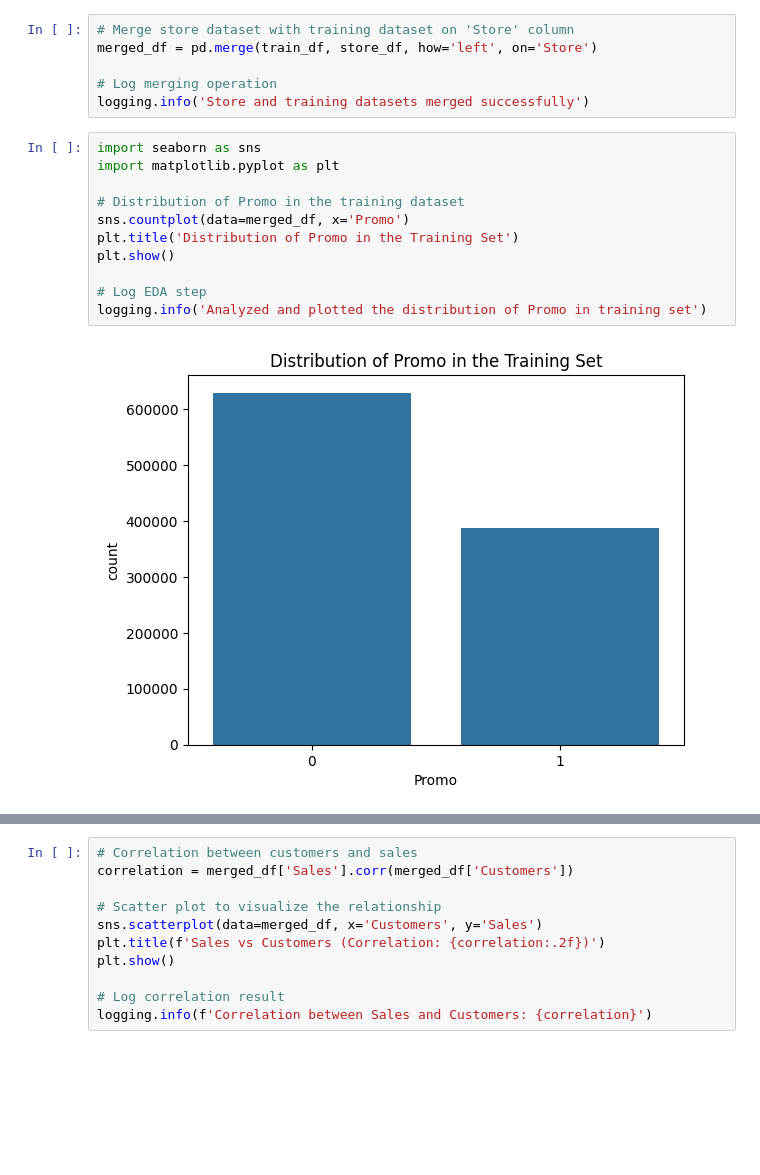
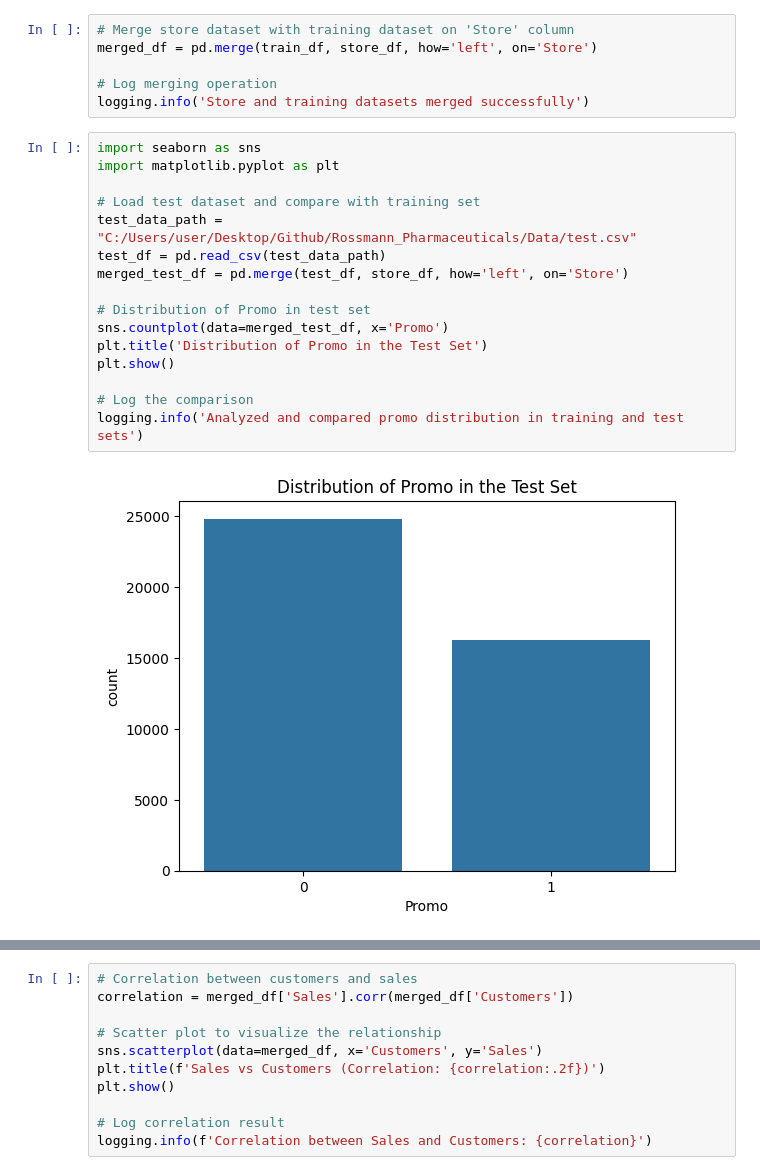
Before and after one commit to mareye132/Rossmann_Pharmaceuticals, a Jupyter notebook: notebooks/Rossman_Exploration.ipynb, the cells around one changed output, grey strips where cells are left out. Drawn from its saved outputs; the diff is of its cells as text; blank space fills up the shorter version.

Commit message:
updating Rossman_Exploration.ipynb code

```diff
--- a/notebooks/Rossman_Exploration.ipynb
+++ b/notebooks/Rossman_Exploration.ipynb
@@ -63,13 +63,18 @@ logging.info('Store and training datasets merged successfully')
 # %%
 import seaborn as sns
 import matplotlib.pyplot as plt
 
-# Distribution of Promo in the training dataset
-sns.countplot(data=merged_df, x='Promo')
-plt.title('Distribution of Promo in the Training Set')
+# Load test dataset and compare with training set
+test_data_path = "C:/Users/user/Desktop/Github/Rossmann_Pharmaceuticals/Data/test.csv"
+test_df = pd.read_csv(test_data_path)
+merged_test_df = pd.merge(test_df, store_df, how='left', on='Store')
+
+# Distribution of Promo in test set
+sns.countplot(data=merged_test_df, x='Promo')
+plt.title('Distribution of Promo in the Test Set')
 plt.show()
 
-# Log EDA step
-logging.info('Analyzed and plotted the distribution of Promo in training set')
+# Log the comparison
+logging.info('Analyzed and compared promo distribution in training and test sets')
 # %% [output]
-[figure, old version]
+[figure, new version]
```
Also changed, not shown: parts of 10 cells of this notebook, 1 other file.
